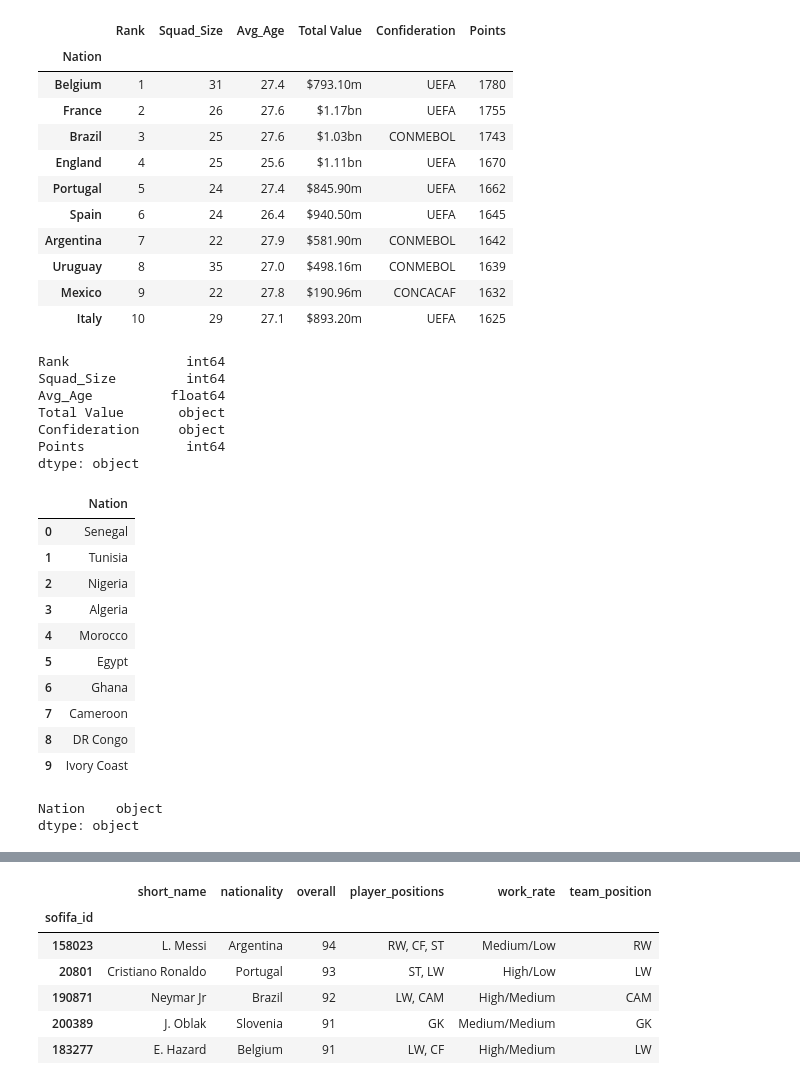
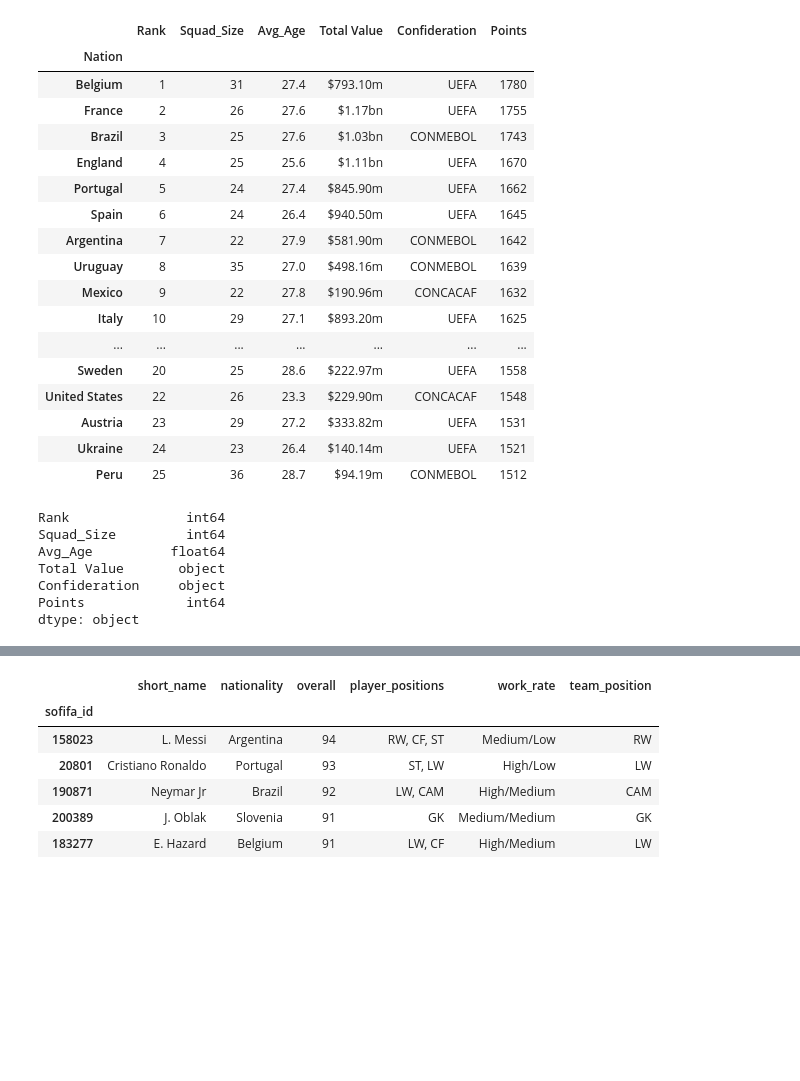
Before and after one commit to rajat3Illinois/2021_Spring_finals, a Jupyter notebook: WorldCupTeamPredictor.ipynb, the cells around one changed output, grey strips where cells are left out. Saved outputs shown, nothing was run; the diff lists cells and outputs as text; code cells hidden in the pictures; blank space fills up the shorter version.

```diff
--- a/WorldCupTeamPredictor.ipynb
+++ b/WorldCupTeamPredictor.ipynb
@@ -3,20 +3,26 @@ import pandas as pd
 import numpy as np
 # %%
 data_frame = pd.read_csv("Latest_Rankings.csv", index_col = 'Nation')
-data_frame.head(10)
+data_frame.head(25)
 # %% [output]
 |  | Rank | Squad_Size | Avg_Age | Total Value | Confideration | Points |
 | Nation |  |  |  |  |  |  |
 | Belgium | 1 | 31 | 27.4 | $793.10m | UEFA | 1780 |
 | France | 2 | 26 | 27.6 | $1.17bn | UEFA | 1755 |
 | Brazil | 3 | 25 | 27.6 | $1.03bn | CONMEBOL | 1743 |
 | England | 4 | 25 | 25.6 | $1.11bn | UEFA | 1670 |
 | Portugal | 5 | 24 | 27.4 | $845.90m | UEFA | 1662 |
 | Spain | 6 | 24 | 26.4 | $940.50m | UEFA | 1645 |
 | Argentina | 7 | 22 | 27.9 | $581.90m | CONMEBOL | 1642 |
 | Uruguay | 8 | 35 | 27.0 | $498.16m | CONMEBOL | 1639 |
 | Mexico | 9 | 22 | 27.8 | $190.96m | CONCACAF | 1632 |
 | Italy | 10 | 29 | 27.1 | $893.20m | UEFA | 1625 |
+| ... | ... | ... | ... | ... | ... | ... |
+| Sweden | 20 | 25 | 28.6 | $222.97m | UEFA | 1558 |
+| United States | 22 | 26 | 23.3 | $229.90m | CONCACAF | 1548 |
+| Austria | 23 | 29 | 27.2 | $333.82m | UEFA | 1531 |
+| Ukraine | 24 | 23 | 26.4 | $140.14m | UEFA | 1521 |
+| Peru | 25 | 36 | 28.7 | $94.19m | CONMEBOL | 1512 |
 # %%
 data_frame.dtypes
 # %% [output]
@@ -30,23 +36,3 @@ dtype: object
 # %%
 # Merge_data_frame= data_frame.set_index('Nation')
 # Merge_data_frame
-# %%
-AFC_teams = pd.read_csv("AFC.csv")
-AFC_teams.head(10)
-# %% [output]
-|  | Nation |
-| 0 | Senegal |
-| 1 | Tunisia |
-| 2 | Nigeria |
-| 3 | Algeria |
-| 4 | Morocco |
-| 5 | Egypt |
-| 6 | Ghana |
-| 7 | Cameroon |
-| 8 | DR Congo |
-| 9 | Ivory Coast |
-# %%
-AFC_teams.dtypes
-# %% [output]
-Nation    object
-dtype: object
```
Also changed, not shown: parts of 19 cells of this notebook, 1 other file.
